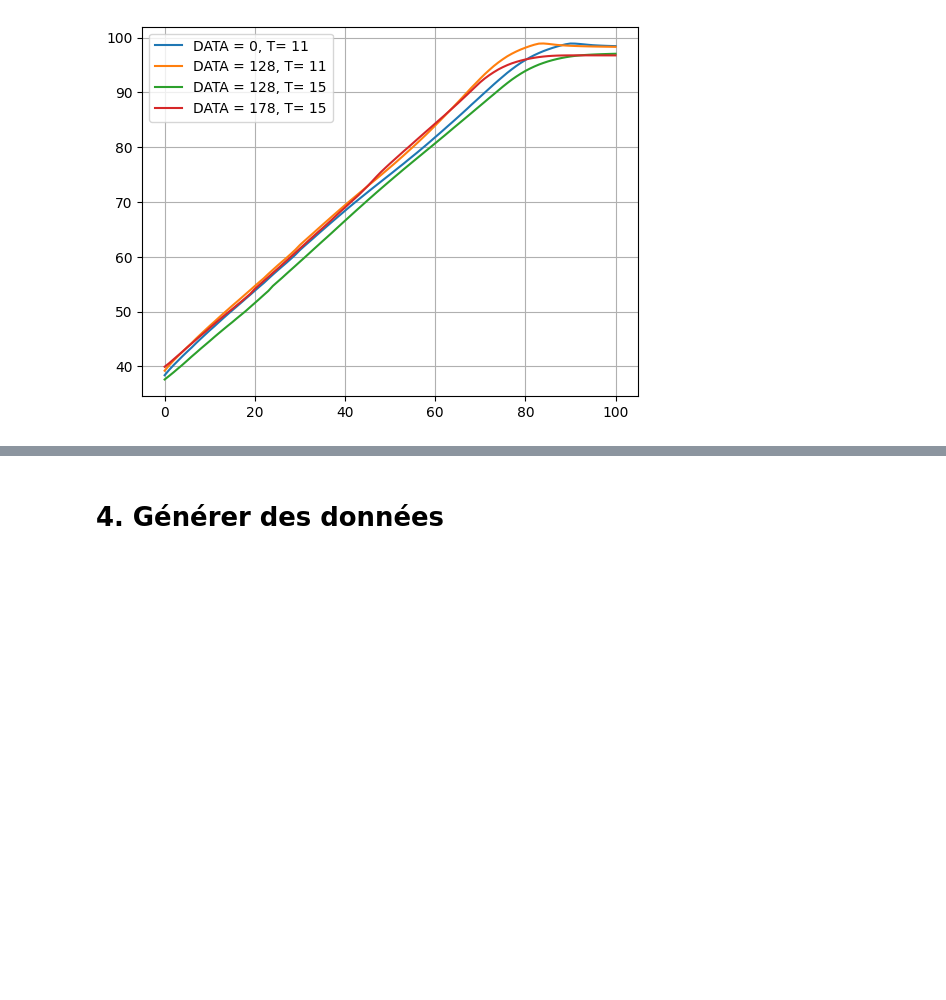
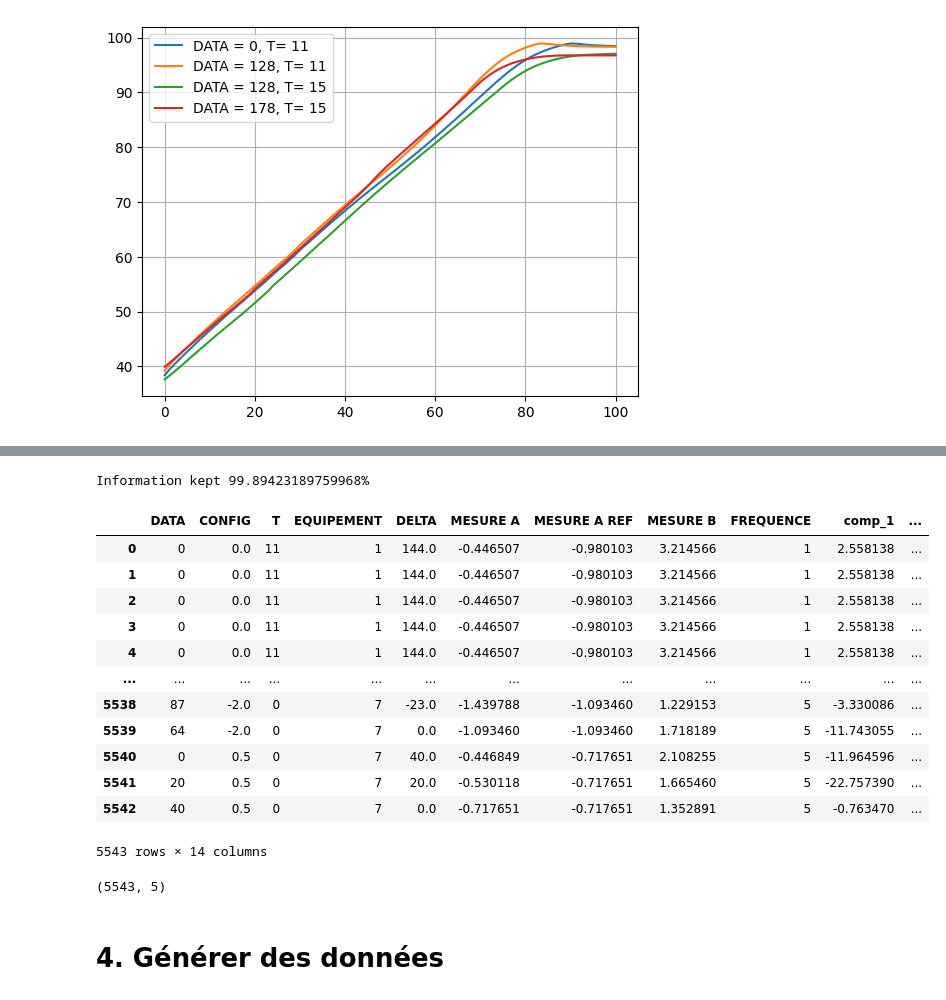
Before and after one commit to Anhquannnnnn/Data-Augmentation, a Jupyter notebook: TVAE.ipynb, the cells around one changed output, grey strips where cells are left out. Saved outputs shown, nothing was run; the diff lists cells and outputs as text; code cells hidden in the pictures; blank space fills up the shorter version.

```diff
--- a/TVAE.ipynb
+++ b/TVAE.ipynb
@@ -180,3 +208,30 @@ display_output(data,[1,10,200,2000])
+# %%
+#Select n components
+n_components  = 5
+print(f"Information kept {100*sum(pca_full.explained_variance_ratio_[:n_components])}%")
+pca = PCA(n_components)
+output_pca = pca.fit_transform(cleaned_output)
+trainable_data = pd.concat([cleaned_data.iloc[:,1:10], pd.DataFrame(data = output_pca, columns= [f"comp_{i}" for i in np.arange(1,n_components+1)])], axis=1)
+trainable_data
+# %% [output]
+Information kept 99.89423189759968%
+|  | DATA | CONFIG | T | EQUIPEMENT | DELTA | MESURE A | MESURE A REF | MESURE B | FREQUENCE | comp_1 | ... |
+| 0 | 0 | 0.0 | 11 | 1 | 144.0 | -0.446507 | -0.980103 | 3.214566 | 1 | 2.558138 | ... |
+| 1 | 0 | 0.0 | 11 | 1 | 144.0 | -0.446507 | -0.980103 | 3.214566 | 1 | 2.558138 | ... |
+| 2 | 0 | 0.0 | 11 | 1 | 144.0 | -0.446507 | -0.980103 | 3.214566 | 1 | 2.558138 | ... |
+| 3 | 0 | 0.0 | 11 | 1 | 144.0 | -0.446507 | -0.980103 | 3.214566 | 1 | 2.558138 | ... |
+| 4 | 0 | 0.0 | 11 | 1 | 144.0 | -0.446507 | -0.980103 | 3.214566 | 1 | 2.558138 | ... |
+| ... | ... | ... | ... | ... | ... | ... | ... | ... | ... | ... | ... |
+| 5538 | 87 | -2.0 | 0 | 7 | -23.0 | -1.439788 | -1.093460 | 1.229153 | 5 | -3.330086 | ... |
+| 5539 | 64 | -2.0 | 0 | 7 | 0.0 | -1.093460 | -1.093460 | 1.718189 | 5 | -11.743055 | ... |
+| 5540 | 0 | 0.5 | 0 | 7 | 40.0 | -0.446849 | -0.717651 | 2.108255 | 5 | -11.964596 | ... |
+| 5541 | 20 | 0.5 | 0 | 7 | 20.0 | -0.530118 | -0.717651 | 1.665460 | 5 | -22.757390 | ... |
+| 5542 | 40 | 0.5 | 0 | 7 | 0.0 | -0.717651 | -0.717651 | 1.352891 | 5 | -0.763470 | ... |
+5543 rows × 14 columns
+# %%
+output_pca.shape
+# %% [output]
+(5543, 5)
 # %% [markdown]
 # 4. Générer des données
 # %% [markdown]
```
Also changed, not shown: parts of 11 cells of this notebook, 2 other files.
